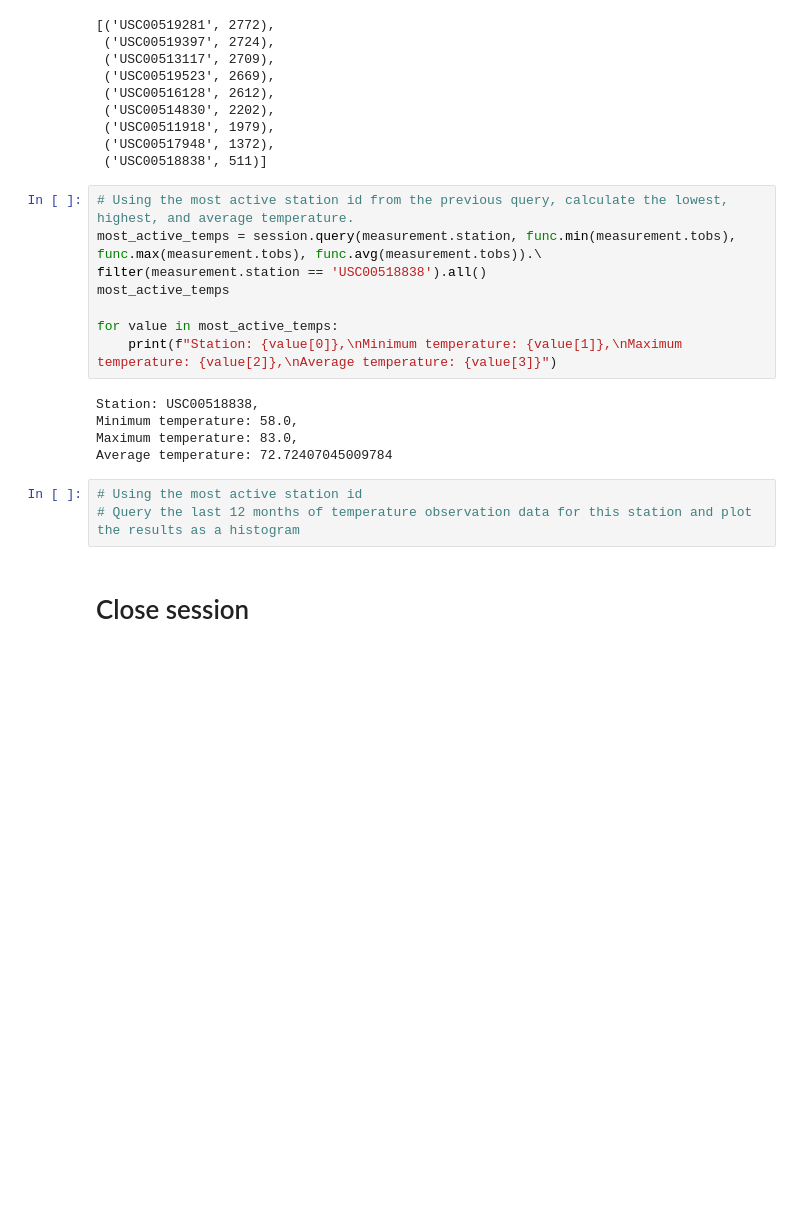
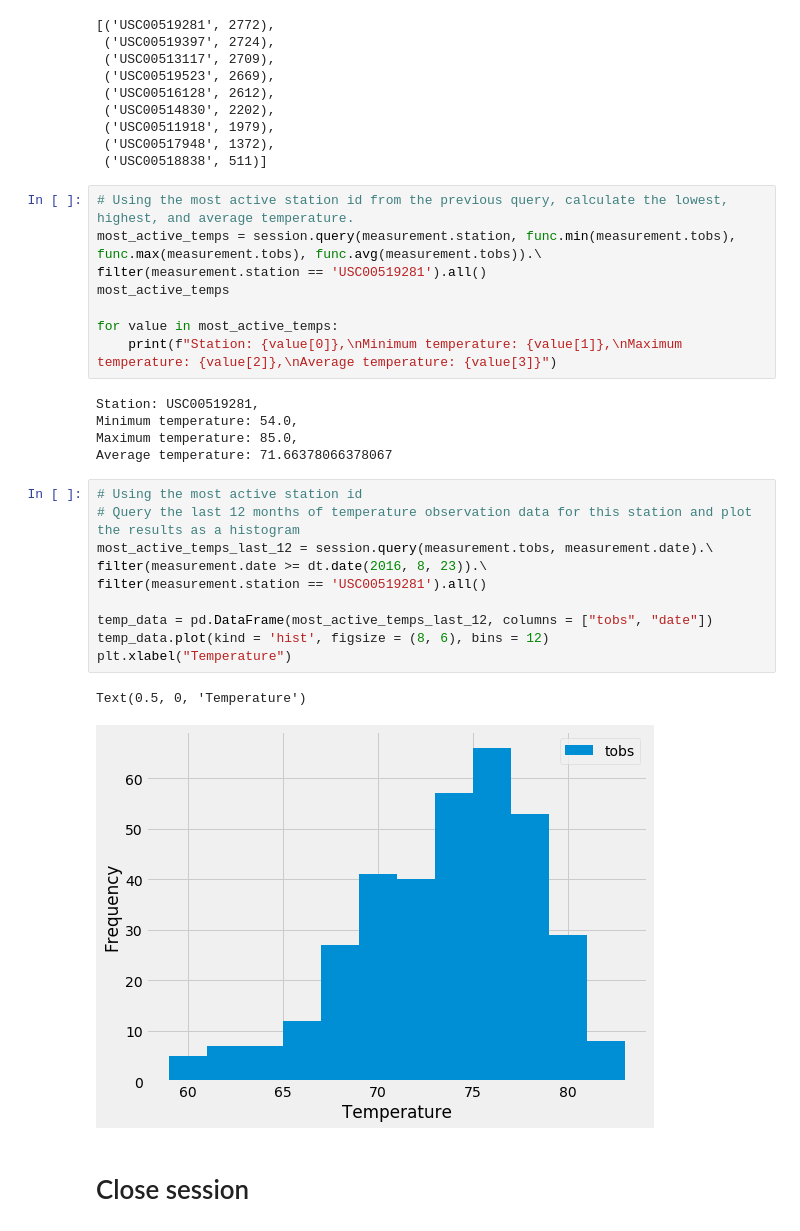
Before and after one commit to sumaiyanathani/sqlalchemy-challenge, a Jupyter notebook: SurfsUp/climate_starter.ipynb, the cells around one changed output. Saved outputs shown, nothing was run; the diff lists cells and outputs as text; blank space fills up the shorter version.

```diff
--- a/SurfsUp/climate_starter.ipynb
+++ b/SurfsUp/climate_starter.ipynb
@@ -126,19 +135,29 @@ most_active
 # %%
 # Using the most active station id from the previous query, calculate the lowest, highest, and average temperature.
 most_active_temps = session.query(measurement.station, func.min(measurement.tobs), func.max(measurement.tobs), func.avg(measurement.tobs)).\
-filter(measurement.station == 'USC00518838').all()
+filter(measurement.station == 'USC00519281').all()
 most_active_temps
 
 for value in most_active_temps:
     print(f"Station: {value[0]},\nMinimum temperature: {value[1]},\nMaximum temperature: {value[2]},\nAverage temperature: {value[3]}")
 # %% [output]
-Station: USC00518838,
-Minimum temperature: 58.0,
-Maximum temperature: 83.0,
-Average temperature: 72.72407045009784
+Station: USC00519281,
+Minimum temperature: 54.0,
+Maximum temperature: 85.0,
+Average temperature: 71.66378066378067
 # %%
 # Using the most active station id
 # Query the last 12 months of temperature observation data for this station and plot the results as a histogram
+most_active_temps_last_12 = session.query(measurement.tobs, measurement.date).\
+filter(measurement.date >= dt.date(2016, 8, 23)).\
+filter(measurement.station == 'USC00519281').all()
+
+temp_data = pd.DataFrame(most_active_temps_last_12, columns = ["tobs", "date"])
+temp_data.plot(kind = 'hist', figsize = (8, 6), bins = 12)
+plt.xlabel("Temperature")
+# %% [output]
+Text(0.5, 0, 'Temperature')
+[figure, added]
 # %% [markdown]
 # Close session
 # %%
```
Also changed, not shown: parts of 5 cells of this notebook, 3 other files.
